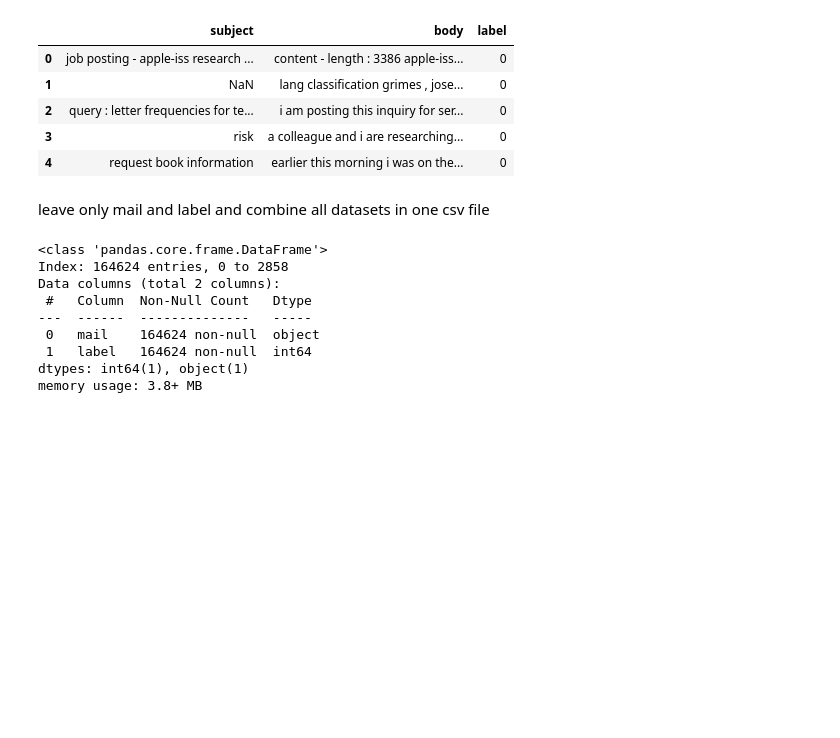
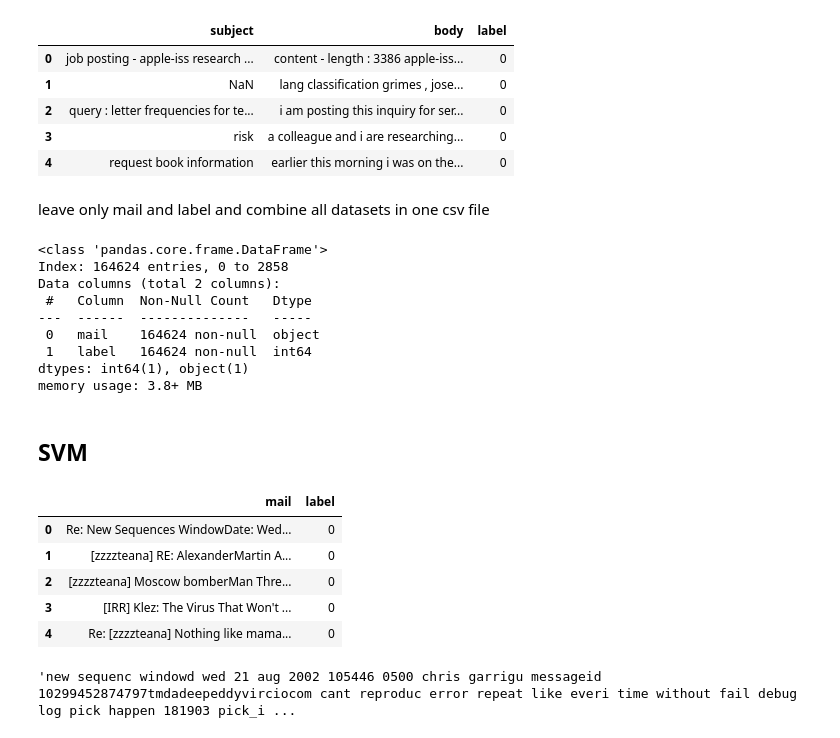
Before and after one commit to marinda6666/Spam-Detection, a Jupyter notebook: src/train/spam_detection.ipynb, the cells around one changed output. Drawn from its saved outputs; the diff is of its cells as text; code cells hidden in the pictures; blank space fills up the shorter version.

Commit message:
added text prerpocessing

```diff
--- a/src/train/spam_detection.ipynb
+++ b/src/train/spam_detection.ipynb
@@ -179,3 +194,24 @@ Data columns (total 2 columns):
  1   label   164624 non-null  int64
 dtypes: int64(1), object(1)
 memory usage: 3.8+ MB
+# %% [markdown]
+## SVM
+# %%
+train_df = pd.read_csv(TRAIN_FILE_NAME)
+train_df.head()
+# %% [output]
+|  | mail | label |
+| 0 | Re: New Sequences WindowDate: Wed... | 0 |
+| 1 | [zzzzteana] RE: AlexanderMartin A... | 0 |
+| 2 | [zzzzteana] Moscow bomberMan Thre... | 0 |
+| 3 | [IRR] Klez: The Virus That Won't ... | 0 |
+| 4 | Re: [zzzzteana] Nothing like mama... | 0 |
+# %%
+def preprocess_text(text: str) -> str:
+    stemmer = SnowballStemmer("english")
+    clean_text = re.sub(r'[^\w\s]', '', text)
+    clean_text = ' '.join([stemmer.stem(x) for x in clean_text.lower().split() if x not in STOPWORDS])
+    return clean_text
+preprocess_text(train_df.values[0, 0])
+# %% [output]
+'new sequenc windowd wed 21 aug 2002 105446 0500 chris garrigu messageid 10299452874797tmdadeepeddyvirciocom cant reproduc error repeat like everi time without fail debug log pick happen 181903 pick_i ...
```
Also changed, not shown: parts of 4 cells of this notebook.
